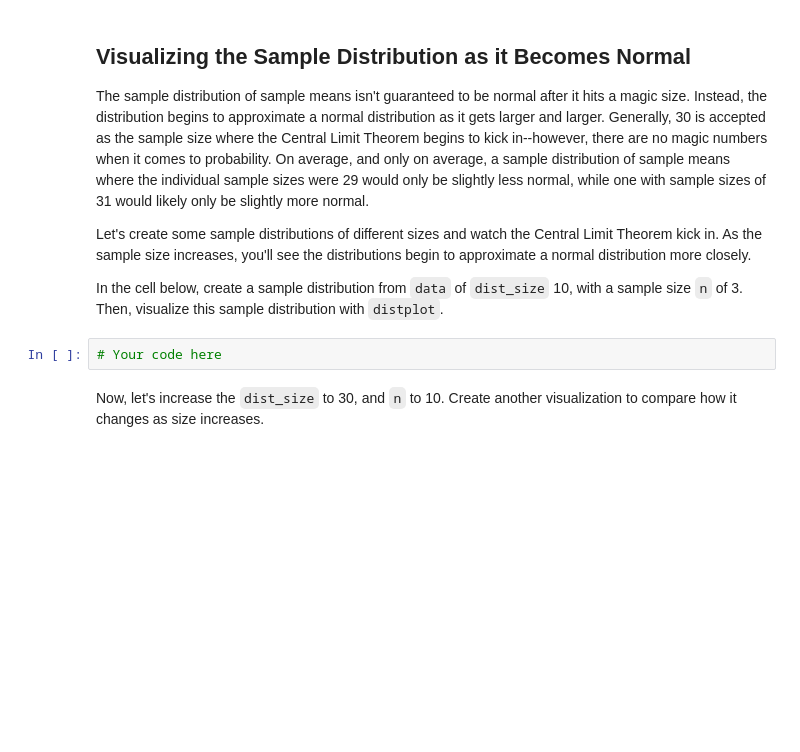
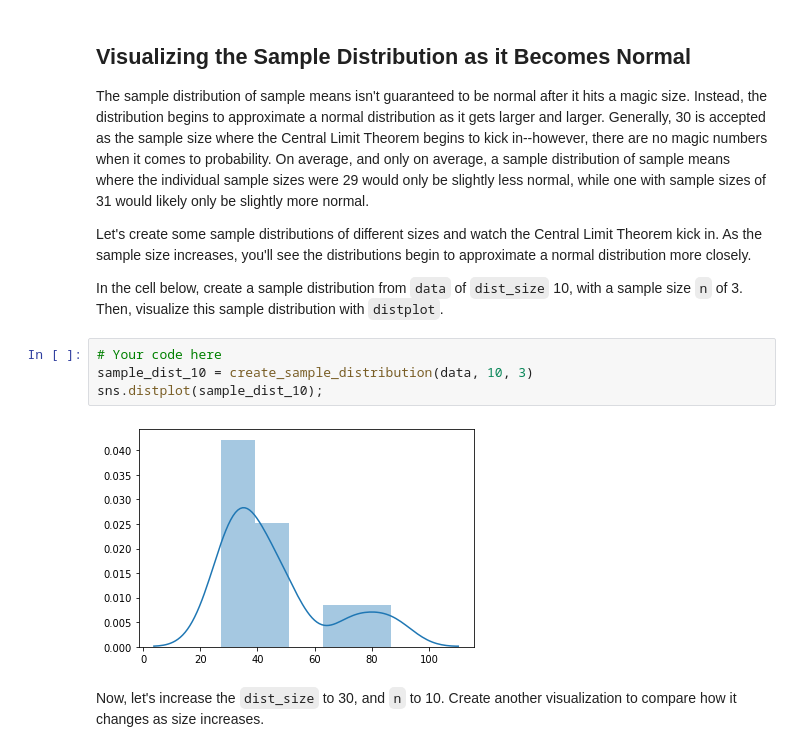
Before and after one commit to yabughaida/dsc-central-limit-theorem-lab-hbs-ds-060120, a Jupyter notebook: index.ipynb, the cells around one changed output. Drawn from its saved outputs; the diff is of its cells as text; blank space fills up the shorter version.

```diff
--- a/index.ipynb
+++ b/index.ipynb
@@ -122,6 +122,10 @@ Let's create some sample distributions of different sizes and watch the Central
 In the cell below, create a sample distribution from `data` of `dist_size` 10, with a sample size `n` of 3. Then, visualize this sample distribution with `distplot`.
 # %%
 # Your code here
+sample_dist_10 = create_sample_distribution(data, 10, 3)
+sns.distplot(sample_dist_10);
+# %% [output]
+[figure, added]
 # %% [markdown]
 Now, let's increase the `dist_size` to 30, and `n` to 10.  Create another visualization to compare how it changes as size increases.
 # %%
```
